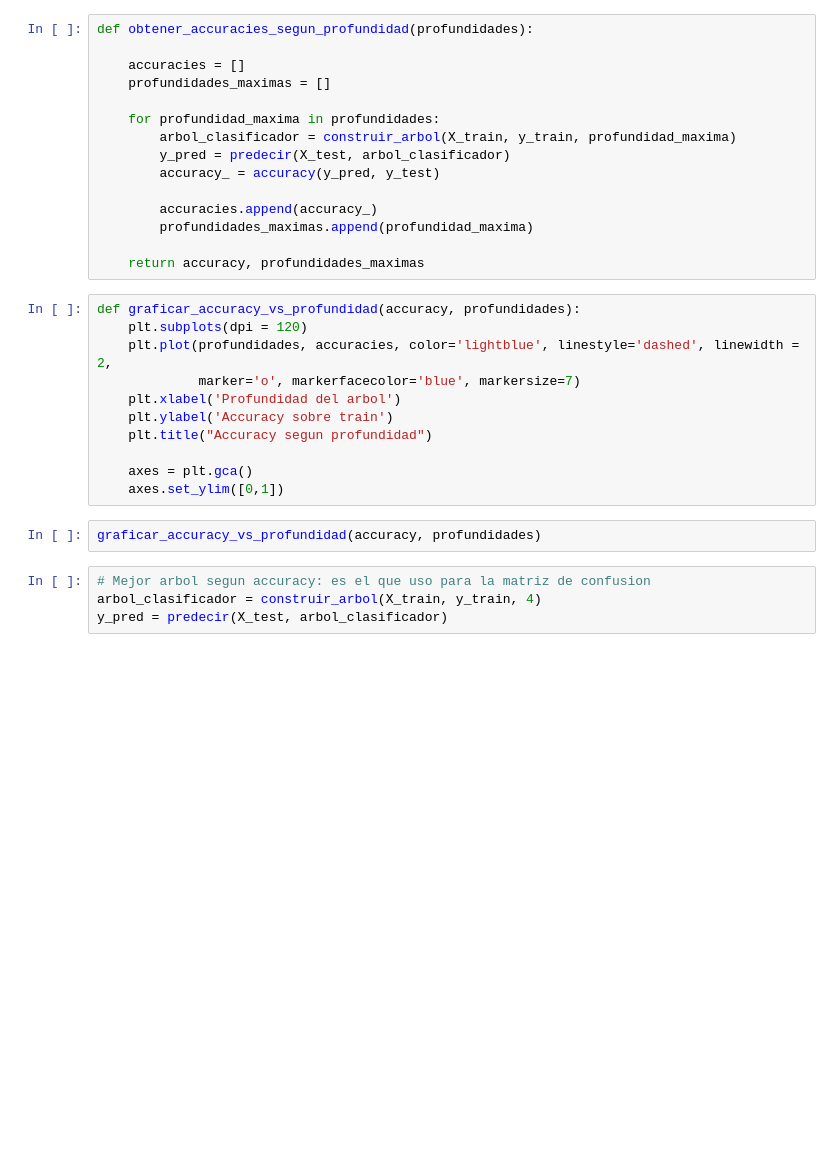
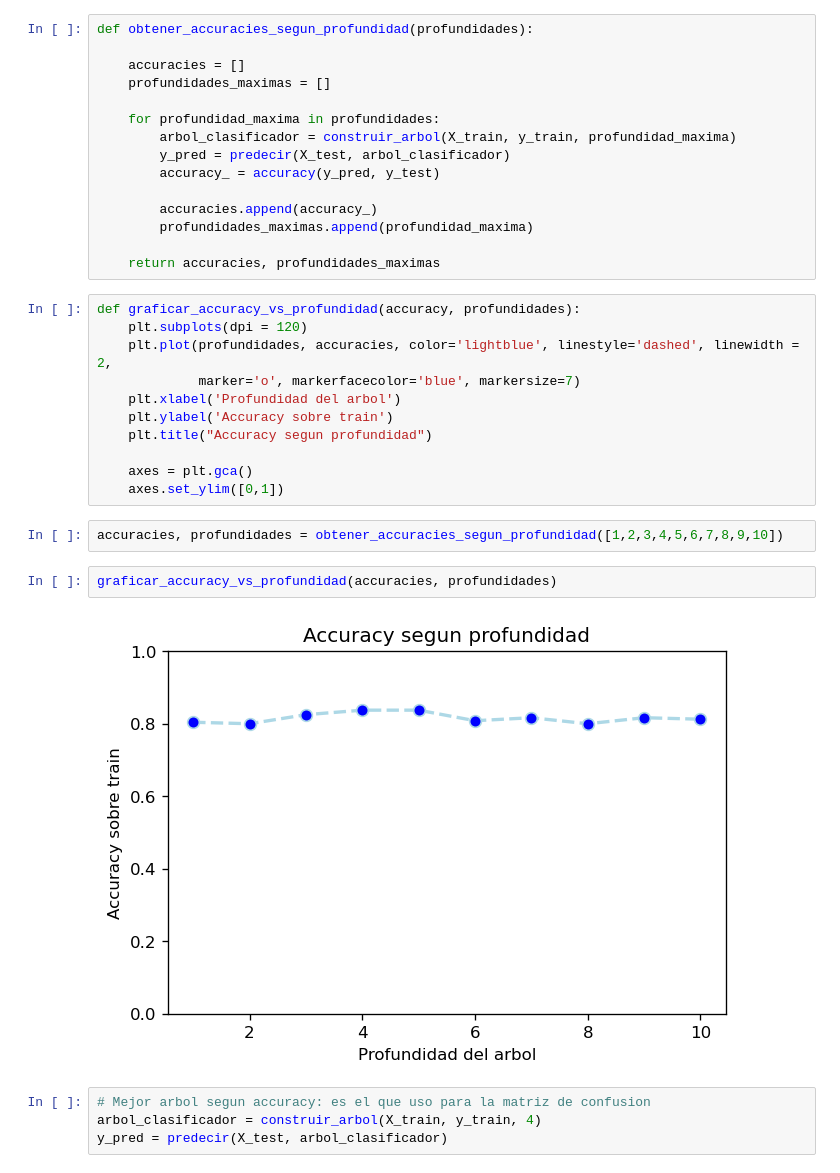
Before and after one commit to brunograssano/TP-Organizacion-de-datos, a Jupyter notebook: Arbol de decision.ipynb, the cells around one changed output. Saved outputs shown, nothing was run; the diff lists cells and outputs as text; blank space fills up the shorter version.

```diff
--- a/Arbol de decision.ipynb
+++ b/Arbol de decision.ipynb
@@ -78,7 +78,7 @@ def obtener_accuracies_segun_profundidad(profundidades):
         accuracies.append(accuracy_)
         profundidades_maximas.append(profundidad_maxima)
 
-    return accuracy, profundidades_maximas
+    return accuracies, profundidades_maximas
 # %%
 def graficar_accuracy_vs_profundidad(accuracy, profundidades):
     plt.subplots(dpi = 120)
@@ -90,8 +90,12 @@ def graficar_accuracy_vs_profundidad(accuracy, profundidades):
 
     axes = plt.gca()
     axes.set_ylim([0,1])
+# %%
+accuracies, profundidades = obtener_accuracies_segun_profundidad([1,2,3,4,5,6,7,8,9,10])
 # %%
-graficar_accuracy_vs_profundidad(accuracy, profundidades)
+graficar_accuracy_vs_profundidad(accuracies, profundidades)
+# %% [output]
+[figure, added]
 # %%
 # Mejor arbol segun accuracy: es el que uso para la matriz de confusion
 arbol_clasificador = construir_arbol(X_train, y_train, 4)
```
Also changed, not shown: parts of 4 cells of this notebook.
